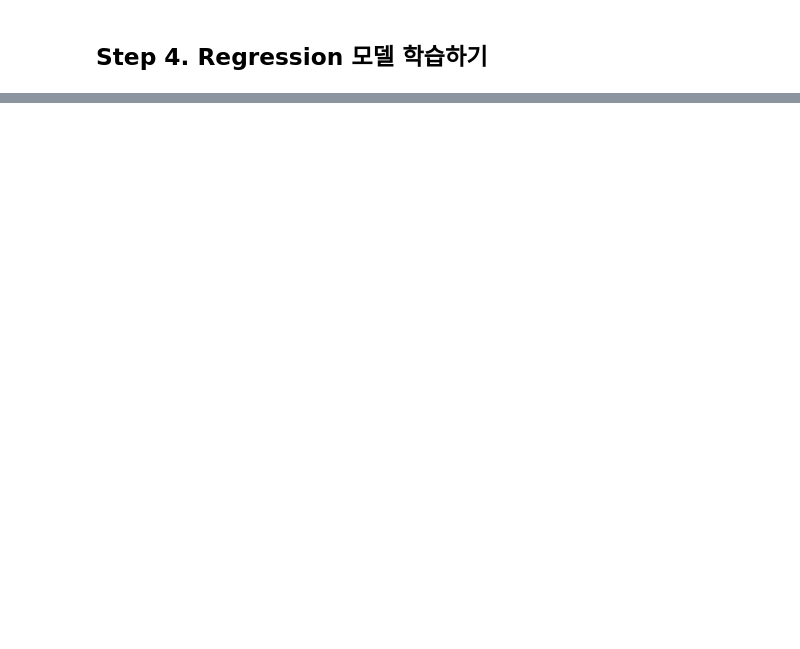
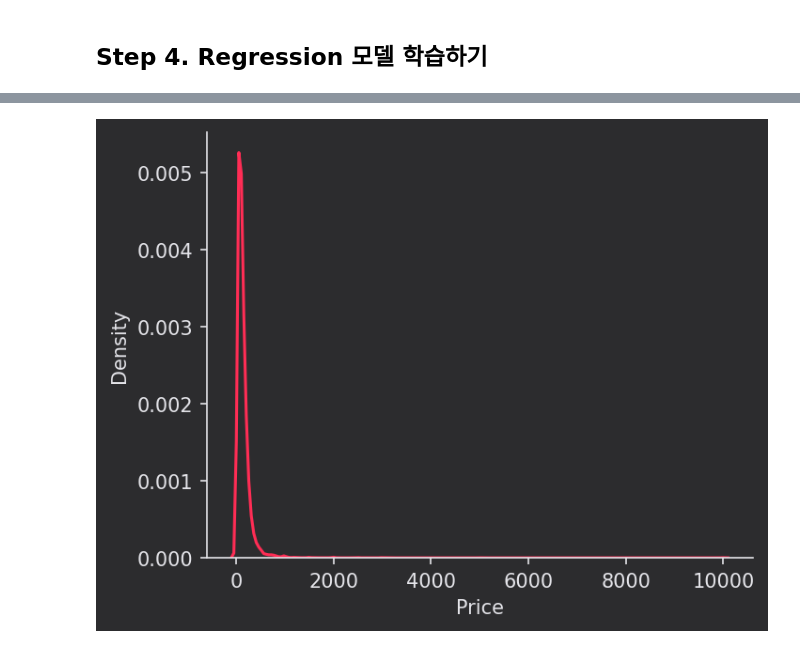
Before and after one commit to vmtmxmf5/Python-ML-DNN, a Jupyter notebook: 회귀문제.ipynb, the cells around one changed output, grey strips where cells are left out. Saved outputs shown, nothing was run; the diff lists cells and outputs as text; code cells hidden in the pictures; blank space fills up the shorter version.

```diff
--- a/회귀문제.ipynb
+++ b/회귀문제.ipynb
@@ -760,35 +555,0 @@ print('테스트 스코어 :', grid.score(X_test, y_test),
-# %%
-num = ['minimum_nights', 'number_of_reviews', 'reviews_per_month',
-       'calculated_host_listings_count', 'availability_365', 'year',
-       'month', 'latitude', 'longitude', 'neigh_group_weight', 'neigh_weight']
-num_pipe = Pipeline([
-    ('im', SimpleImputer(strategy='constant', fill_value=0)),
-    ('sc', MinMaxScaler())
-])
-
-cat = ['room_type', 'neighbourhood_group']
-cat_pipe = Pipeline([
-    ('oh', OneHotEncoder())
-])
-
-full_pipe = ColumnTransformer([
-    ('num1', num_pipe, num),
-    ('cat1', cat_pipe, cat)
-])
-
-model_pipe = Pipeline([
-    ('full', full_pipe),
-    ('XGBRegressor', XGBRegressor(objective='reg:squarederror'))
-])
-
-xgb_param_grid = {'XGBRegressor__max_depth': [3, 5, 7],
-                  'XGBRegressor__subsample': [0.6, 0.8, 1.0],
-                  }
-
-grid = GridSearchCV(
-    model_pipe,
-    param_grid=xgb_param_grid,
-    cv=5
-)
-
-grid.fit(X_train4, y_train)
@@ -839,0 +593,6 @@ plt.show()
+# %%
+sns.kdeplot(y_train, color=light_palette[5])
+plt.xlabel('Price')
+plt.show()
+# %% [output]
+[figure, added]
```
Also changed, not shown: parts of 78 cells of this notebook.
